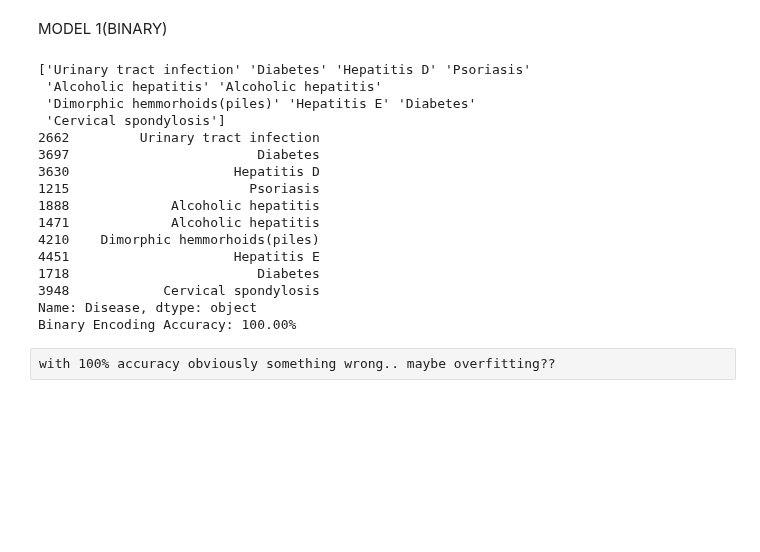
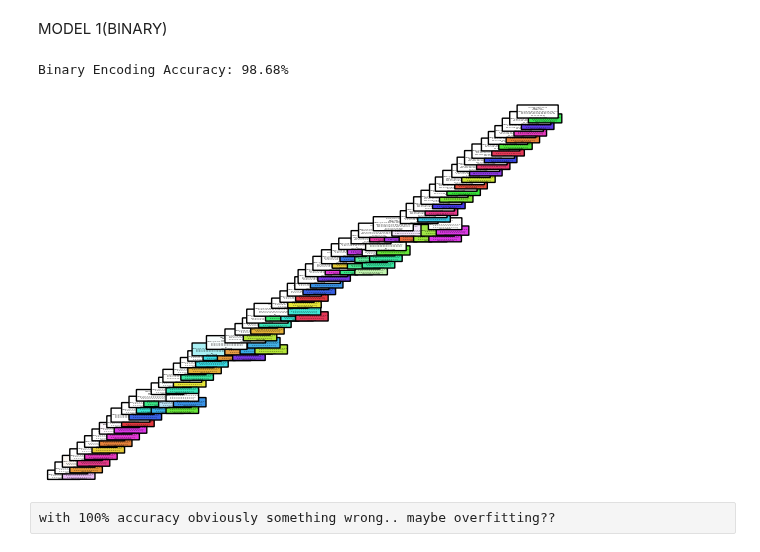
Before and after one commit to domipm/AML-Disease-Symptom, a Jupyter notebook: DecisionTree.ipynb, the cells around one changed output. Cells and saved outputs as stored; diff of their text form; code cells hidden in the pictures; blank space fills up the shorter version.

Commit message:
Implemented models

```diff
--- a/DecisionTree.ipynb
+++ b/DecisionTree.ipynb
@@ -145,40 +145,30 @@ MODEL 1(BINARY)
 # %%
 #Prepare the data
 X_binary = binary.drop(columns=['Disease'])  # All columns except Disease
 y_binary = binary['Disease']  # Target column
 
 #Split the data
-X_train_bin, X_test_bin, y_train_bin, y_test_bin = train_test_split(X_binary, y_binary, test_size=0.3, random_state=42)
+X_train_bin, X_test_bin, y_train_bin, y_test_bin = train_test_split(X_binary, y_binary, test_size=0.2, random_state=42)
 
 
 # Create and train the Decision Tree model
-dt_model_binary = DecisionTreeClassifier(random_state=42)
+dt_model_binary = DecisionTreeClassifier(random_state=42)  # You can adjust max_depth as needed
 dt_model_binary.fit(X_train_bin, y_train_bin)
 
 # Make predictions
 y_pred_binary = dt_model_binary.predict(X_test_bin)
 
+import matplotlib.pyplot as plt
+from sklearn.tree import plot_tree
+plot_tree(dt_model_binary, filled=True, feature_names=X_binary.columns, class_names=y_binary.unique(), rounded=True)
+
 
 # Evaluate the model
 accuracy_binary = accuracy_score(y_test_bin, y_pred_binary)
 print(f"Binary Encoding Accuracy: {accuracy_binary * 100:.2f}%")
 # %% [output]
-['Urinary tract infection' 'Diabetes' 'Hepatitis D' 'Psoriasis'
- 'Alcoholic hepatitis' 'Alcoholic hepatitis'
- 'Dimorphic hemmorhoids(piles)' 'Hepatitis E' 'Diabetes'
- 'Cervical spondylosis']
-2662         Urinary tract infection
-3697                        Diabetes
-3630                     Hepatitis D
-1215                       Psoriasis
-1888             Alcoholic hepatitis
-1471             Alcoholic hepatitis
-4210    Dimorphic hemmorhoids(piles)
-4451                     Hepatitis E
-1718                        Diabetes
-3948            Cervical spondylosis
-Name: Disease, dtype: object
-Binary Encoding Accuracy: 100.00%
+Binary Encoding Accuracy: 98.68%
+[figure, added]
 # %% [raw]
 with 100% accuracy obviously something wrong.. maybe overfitting??
 # %% [markdown]
```
Also changed, not shown: parts of 4 cells of this notebook, 3 other files.
